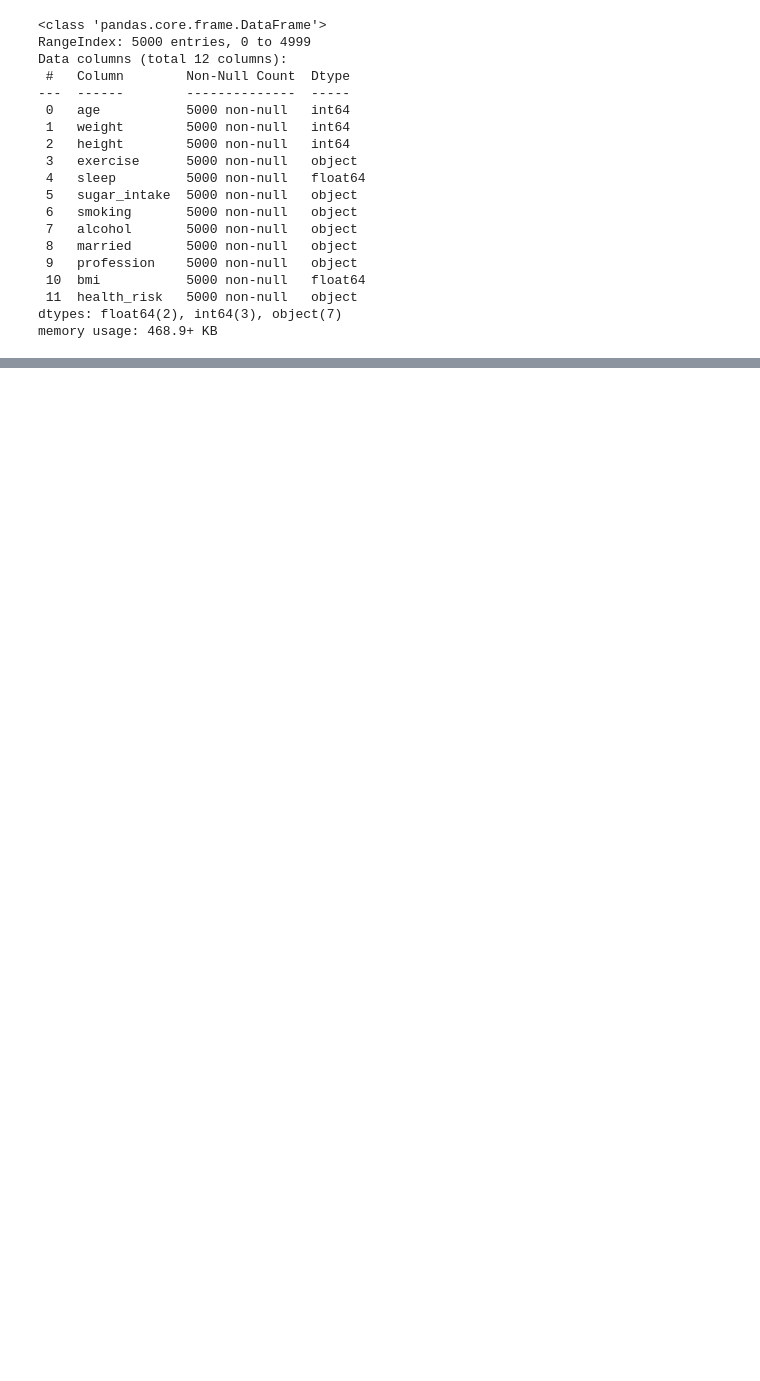
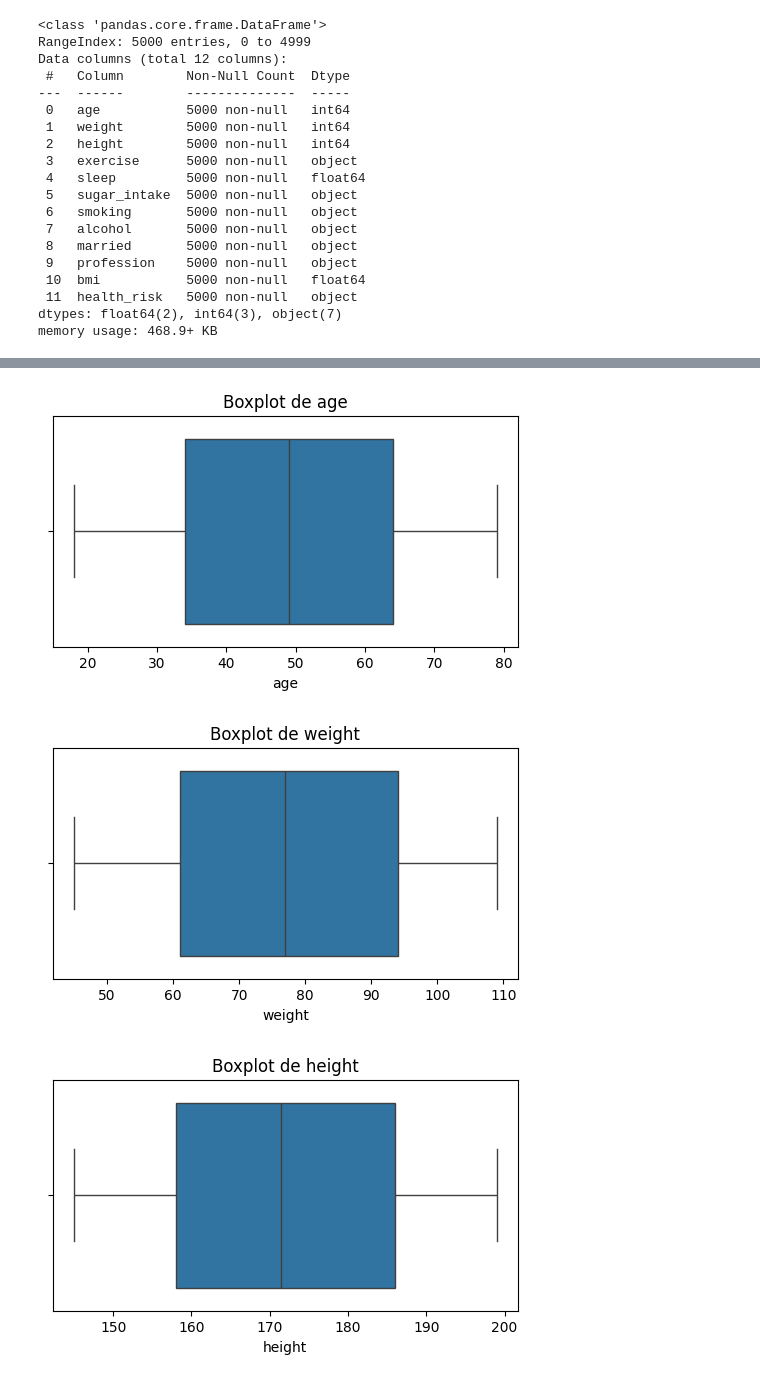
Before and after one commit to DiegoPineda08/PROYECTO-SALUD, a Jupyter notebook: notebooks/Proyecto_Salud.ipynb, the cells around one changed output, grey strips where cells are left out. Drawn from its saved outputs; the diff is of its cells as text; code cells hidden in the pictures; blank space fills up the shorter version.

```diff
--- a/notebooks/Proyecto_Salud.ipynb
+++ b/notebooks/Proyecto_Salud.ipynb
@@ -79,0 +142,4 @@ Prueba 3
+# %%
+# 3.1 Selección de variables numéricas relevantes
+vars_numericas = ["age", "weight", "height", "sleep", "bmi"]
+df[vars_numericas].head()
@@ -79,0 +153,12 @@ Prueba 3
+# %%
+# 3.2 Boxplots por variable numérica
+for col in vars_numericas:
+    plt.figure(figsize=(6, 3))
+    sns.boxplot(x=df[col])
+    plt.title(f"Boxplot de {col}")
+    plt.xlabel(col)
+    plt.show()
+# %% [output]
+[figure, added]
+[figure, added]
+[figure, added]
```
Also changed, not shown: parts of 25 cells of this notebook.
